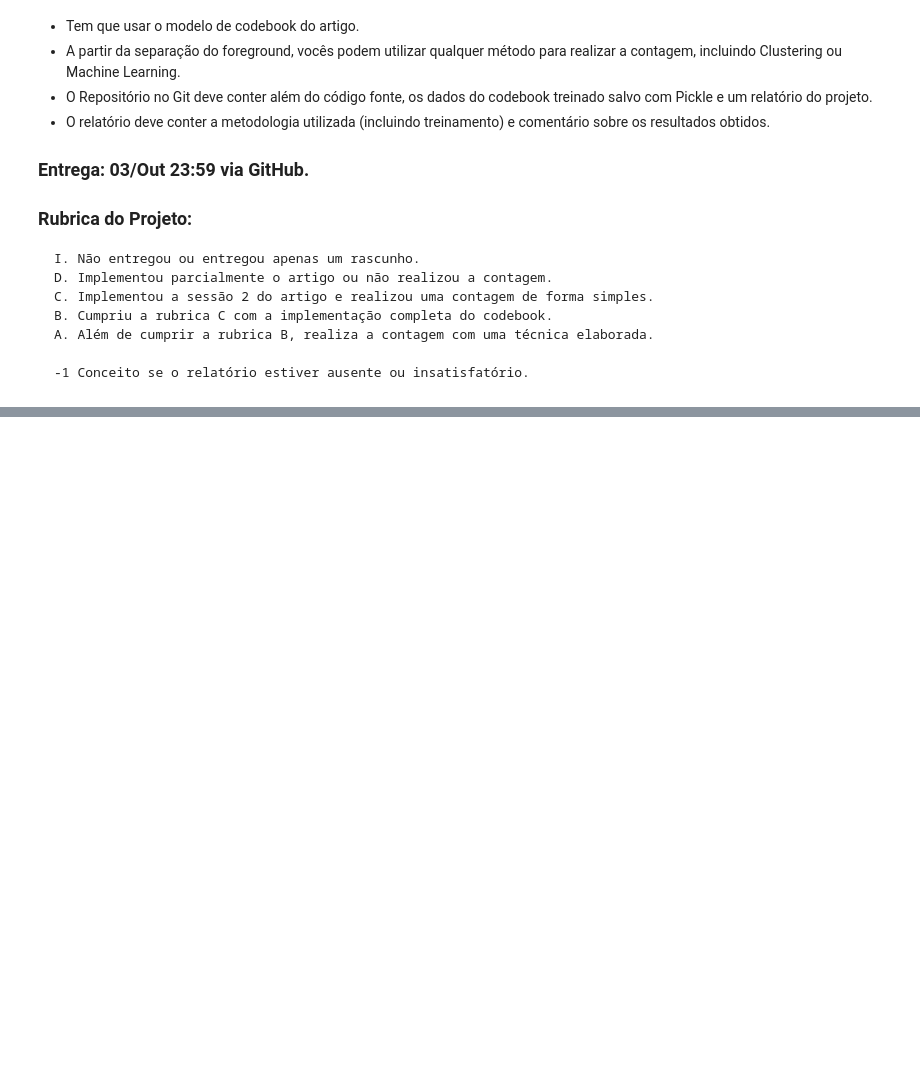
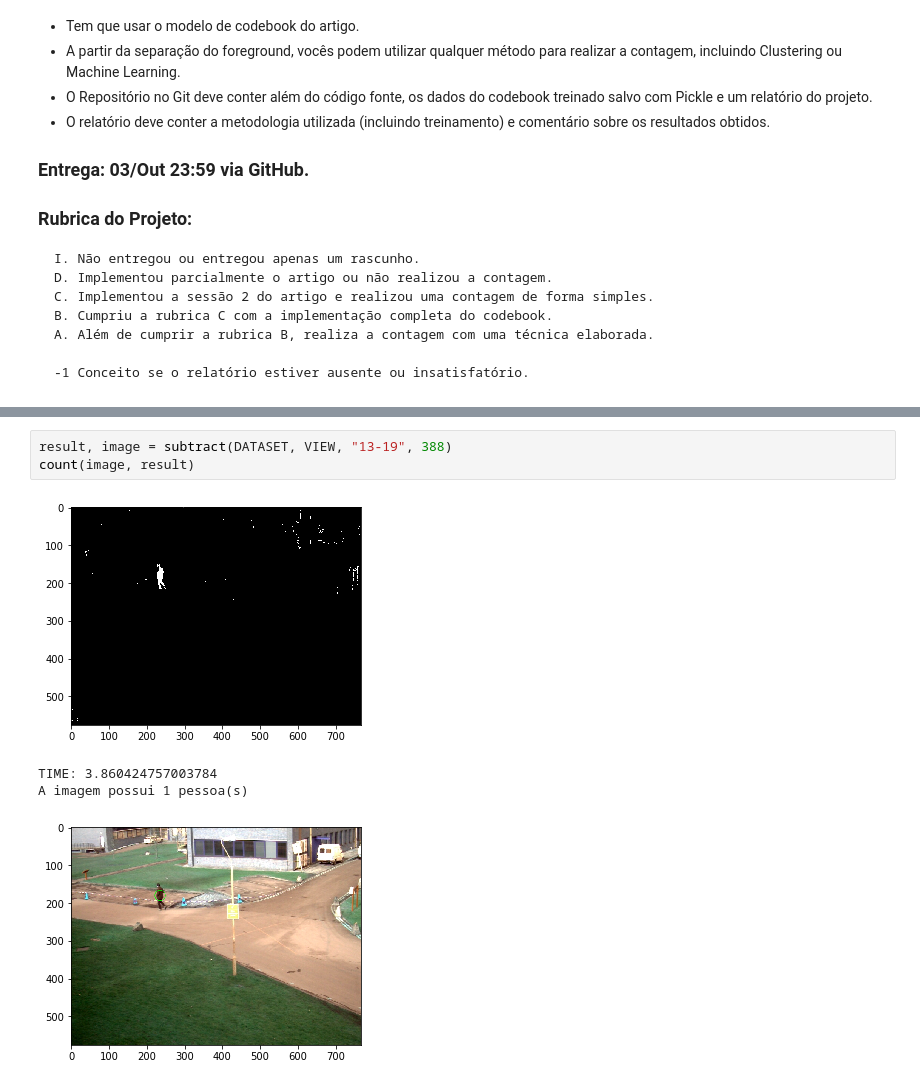
Before and after one commit to gabsmoreira/ComputerVision, a Jupyter notebook: Codebook/Aula12 - Background Segmentation.ipynb, the cells around one changed output, grey strips where cells are left out. Saved outputs shown, nothing was run; the diff lists cells and outputs as text; blank space fills up the shorter version.

```diff
--- a/Codebook/Aula12 - Background Segmentation.ipynb
+++ b/Codebook/Aula12 - Background Segmentation.ipynb
@@ -336,0 +359,8 @@ print(len(keypoints))
+# %%
+result, image = subtract(DATASET, VIEW, "13-19", 388)
+count(image, result)
+# %% [output]
+[figure, added]
+TIME: 3.860424757003784
+A imagem possui 1 pessoa(s)
+[figure, added]
```
Also changed, not shown: parts of 12 cells of this notebook, 4 other files.
